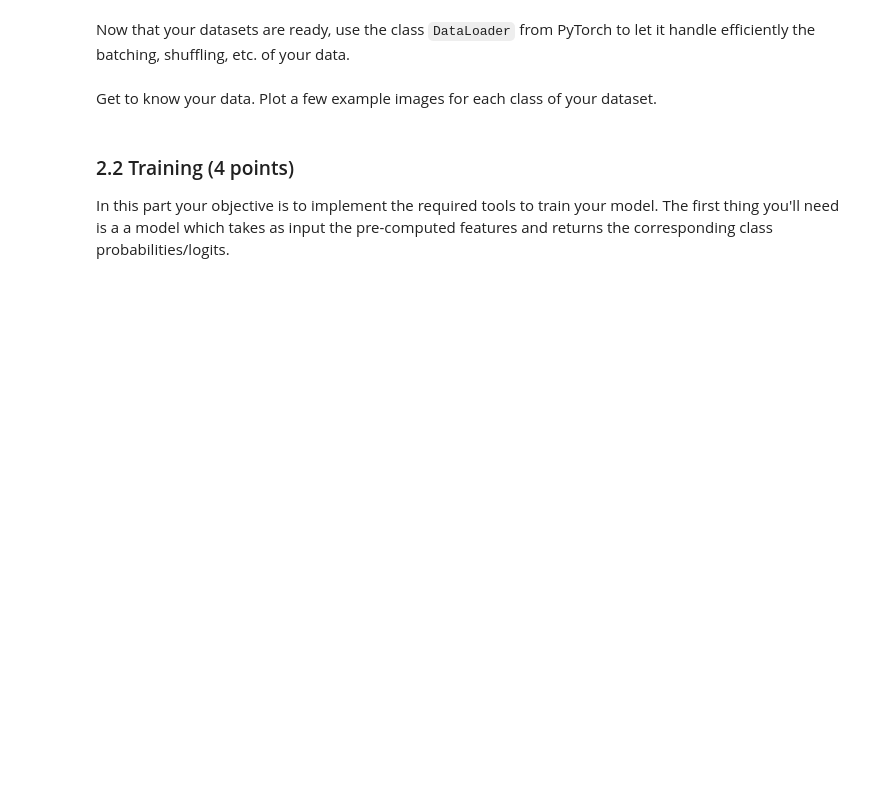
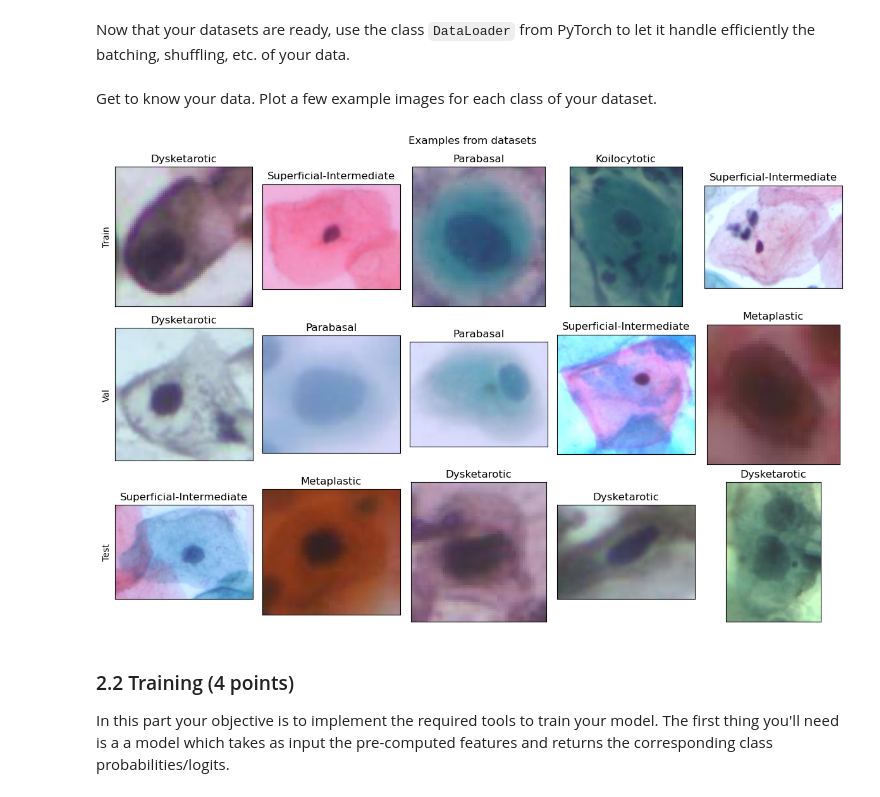
Before and after one commit to EliasWilliamGit/EE451, a Jupyter notebook: labs/lab_03_classification.ipynb, the cells around one changed output. Saved outputs shown, nothing was run; the diff lists cells and outputs as text; code cells hidden in the pictures; blank space fills up the shorter version.

Commit message:
Lab3: Sami part 2 added

```diff
--- a/labs/lab_03_classification.ipynb
+++ b/labs/lab_03_classification.ipynb
@@ -434,6 +446,6 @@ import math
 # %%
 # Load the features
-features_path = '../data/lab-03-data2023/part2/sipakmed_clean_embeddings.pth'
+features_path = '../data/lab-03-data/part2/sipakmed_clean_embeddings.pth'
 # %%
 class Sipakmed(Dataset):
     phase_dict = {
@@ -497,19 +509,21 @@ class Sipakmed(Dataset):
         Returns the number of samples in the dataset.
         """
         ### YOUR CODE
+        return self.labels.shape[0]
 
     def __getitem__(self, index):
         """
         Returns the embedding, label, and image path of queried index.
         """
         ### YOUR CODE
-        return embedding, label, path
+        # return embedding, label, path
+        return self.features[index], self.labels[index], self.paths[index]
 # %% [markdown]
 Once the implementation of `Sipakmed` completed, create 3 instances of the class (train/val/test) with the corresponding `phase` flag.
 # %%
 # Instantiate the datasets
-train_dataset = ### YOUR CODE
-val_dataset = ### YOUR CODE
-test_dataset = ### YOUR CODE
+train_dataset = Sipakmed(features_path, 'train')
+val_dataset = Sipakmed(features_path, 'val')
+test_dataset = Sipakmed(features_path, 'test')
 # %% [markdown]
 Now that your datasets are ready, use the class `DataLoader` from PyTorch to let it handle efficiently the batching, shuffling, etc. of your data.
@@ -521,2 +530,7 @@ test_loader = ### YOUR CODE
+# %%
+# Instantiate the data loaders
+train_loader = DataLoader(train_dataset, batch_size=64, shuffle=True, pin_memory=CUDA, num_workers=CUDA)
+val_loader   = DataLoader(val_dataset,   batch_size=64, shuffle=True, pin_memory=CUDA, num_workers=CUDA)
+test_loader  = DataLoader(test_dataset,  batch_size=64, shuffle=True, pin_memory=CUDA, num_workers=CUDA)
 # %% [markdown]
 Get to know your data. Plot a few example images for each class of your dataset.
@@ -526,3 +537,26 @@ Get to know your data. Plot a few example images for each class of your dataset.
+# %%
+# Visualize some training example
+label_to_class = ['Superficial-Intermediate', 'Parabasal', 'Koilocytotic', 'Dysketarotic', 'Metaplastic']
+
+import matplotlib.image as mpimg
+fig, axs = plt.subplots(3, 5, figsize=(12, 8))
+
+for y, (dataloader, title) in enumerate(zip([train_loader, val_loader, test_loader], ['Train', 'Val', 'Test'])):
+    _, labels, paths = next(iter(dataloader))
+    axs[y, 0].set_ylabel(title)
+
+    for x in range(5):
+        img = mpimg.imread('../data/lab-03-data/part2/' + paths[x])
+        axs[y, x].imshow(img)
+        axs[y, x].set_title(label_to_class[labels[x]])
+        axs[y, x].set_xticks([])
+        axs[y, x].set_yticks([])
+
+plt.suptitle('Examples from datasets')
+plt.tight_layout()
+plt.show()
+# %% [output]
+[figure, added]
 # %% [markdown]
 ### 2.2 Training (4 points)
 In this part your objective is to implement the required tools to train your model. The first thing you'll need is a a model which takes as input the pre-computed features and returns the corresponding class probabilities/logits.
```
Also changed, not shown: parts of 14 cells of this notebook, 1 other file.
